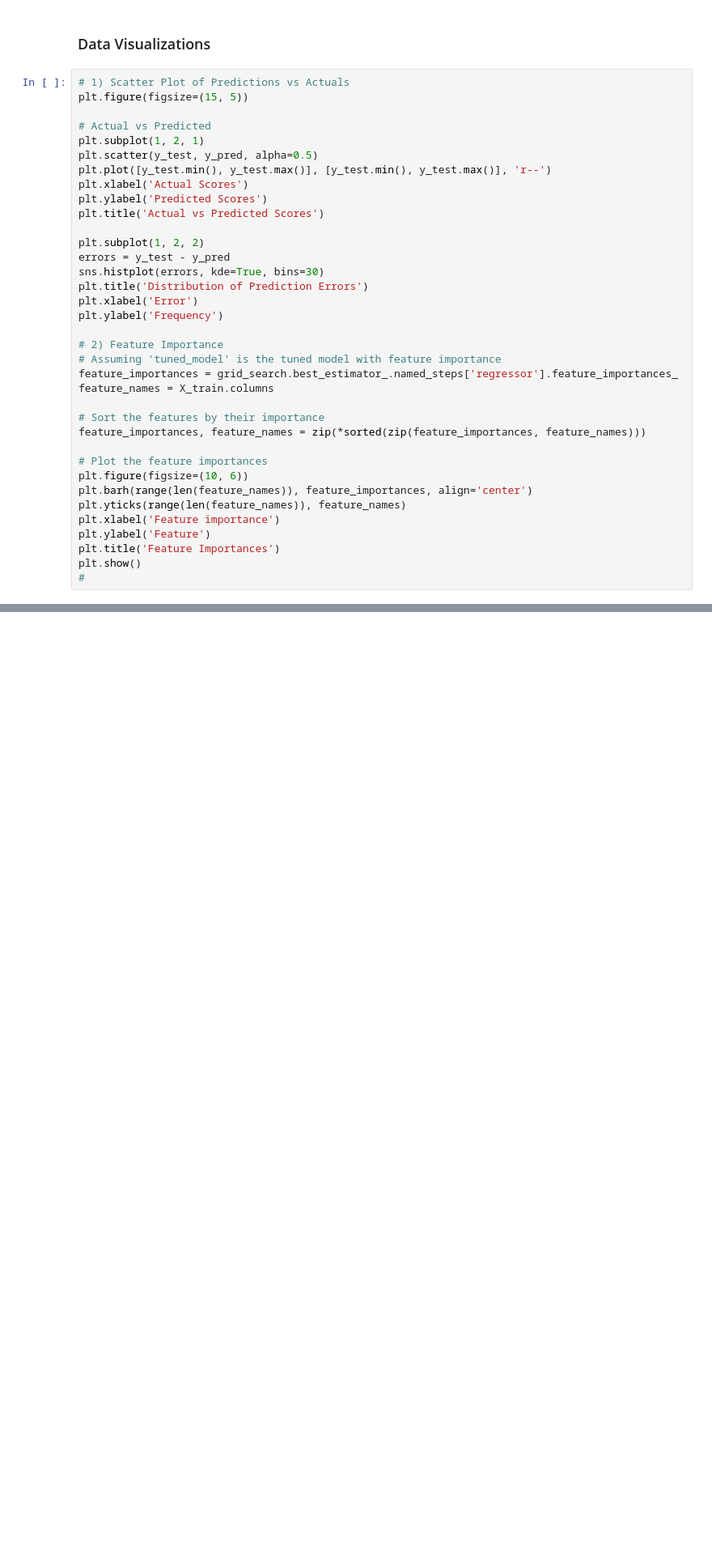
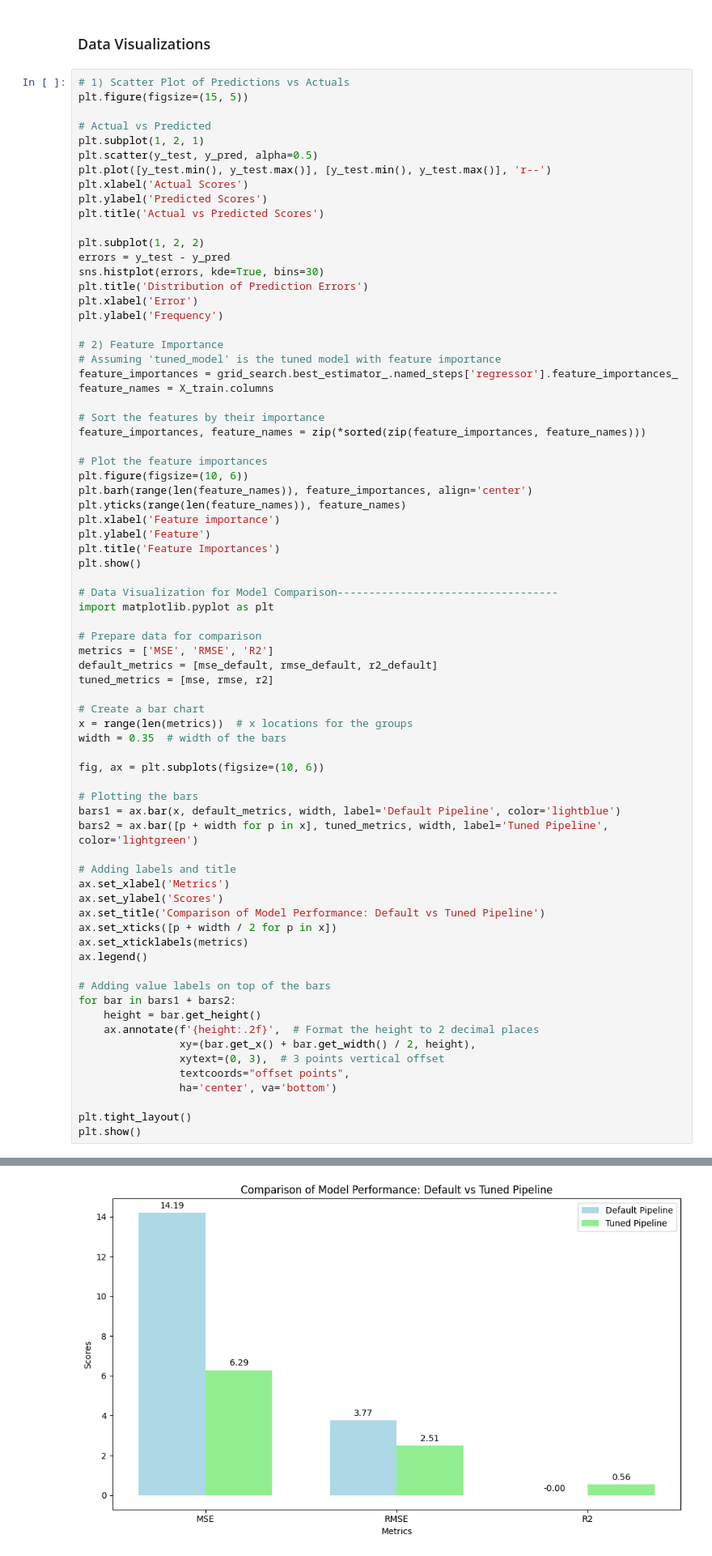
Before and after one commit to ifojiaku/Student-performance-Machine-Learning-Models, a Jupyter notebook: decision_tree.ipynb, the cells around one changed output, grey strips where cells are left out. Shown at 81% size. Saved outputs shown, nothing was run; the diff lists cells and outputs as text; blank space fills up the shorter version.

Commit message:
Changed Preprocessing and Add Comparison Chart

```diff
--- a/decision_tree.ipynb
+++ b/decision_tree.ipynb
@@ -174,31 +206,69 @@ plt.plot([y_test.min(), y_test.max()], [y_test.min(), y_test.max()], 'r--')
 plt.xlabel('Actual Scores')
 plt.ylabel('Predicted Scores')
 plt.title('Actual vs Predicted Scores')
 
 plt.subplot(1, 2, 2)
 errors = y_test - y_pred
 sns.histplot(errors, kde=True, bins=30)
 plt.title('Distribution of Prediction Errors')
 plt.xlabel('Error')
 plt.ylabel('Frequency')
 
 # 2) Feature Importance
 # Assuming 'tuned_model' is the tuned model with feature importance
 feature_importances = grid_search.best_estimator_.named_steps['regressor'].feature_importances_
 feature_names = X_train.columns
 
 # Sort the features by their importance
 feature_importances, feature_names = zip(*sorted(zip(feature_importances, feature_names)))
 
 # Plot the feature importances
 plt.figure(figsize=(10, 6))
 plt.barh(range(len(feature_names)), feature_importances, align='center')
 plt.yticks(range(len(feature_names)), feature_names)
 plt.xlabel('Feature importance')
 plt.ylabel('Feature')
 plt.title('Feature Importances')
 plt.show()
-#
+
+# Data Visualization for Model Comparison-----------------------------------
+import matplotlib.pyplot as plt
+
+# Prepare data for comparison
+metrics = ['MSE', 'RMSE', 'R2']
+default_metrics = [mse_default, rmse_default, r2_default]
+tuned_metrics = [mse, rmse, r2]
+
+# Create a bar chart
+x = range(len(metrics))  # x locations for the groups
+width = 0.35  # width of the bars
+
+fig, ax = plt.subplots(figsize=(10, 6))
+
+# Plotting the bars
+bars1 = ax.bar(x, default_metrics, width, label='Default Pipeline', color='lightblue')
+bars2 = ax.bar([p + width for p in x], tuned_metrics, width, label='Tuned Pipeline', color='lightgreen')
+
+# Adding labels and title
+ax.set_xlabel('Metrics')
+ax.set_ylabel('Scores')
+ax.set_title('Comparison of Model Performance: Default vs Tuned Pipeline')
+ax.set_xticks([p + width / 2 for p in x])
+ax.set_xticklabels(metrics)
+ax.legend()
+
+# Adding value labels on top of the bars
+for bar in bars1 + bars2:
+    height = bar.get_height()
+    ax.annotate(f'{height:.2f}',  # Format the height to 2 decimal places
+                xy=(bar.get_x() + bar.get_width() / 2, height),
+                xytext=(0, 3),  # 3 points vertical offset
+                textcoords="offset points",
+                ha='center', va='bottom')
+
+plt.tight_layout()
+plt.show()
 # %% [output]
 [figure]
 [figure]
+[figure, added]
```
Also changed, not shown: parts of 3 cells of this notebook.
